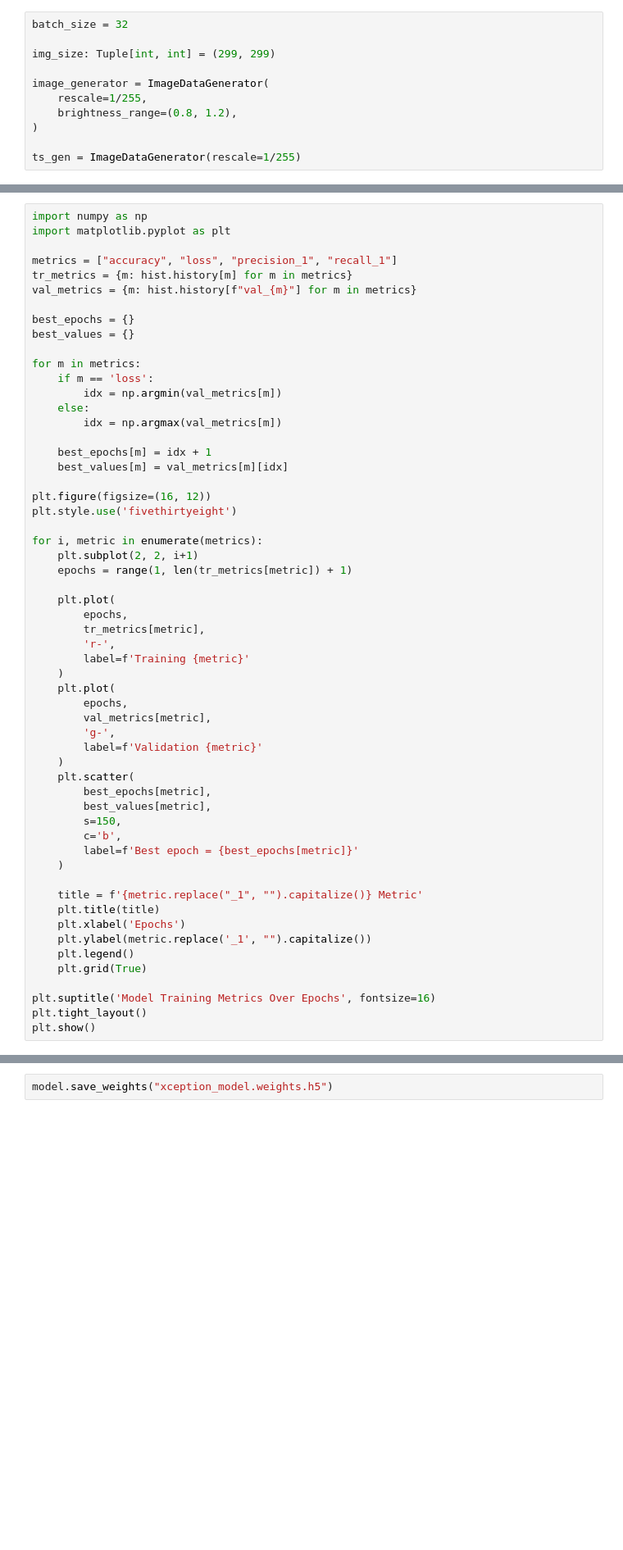
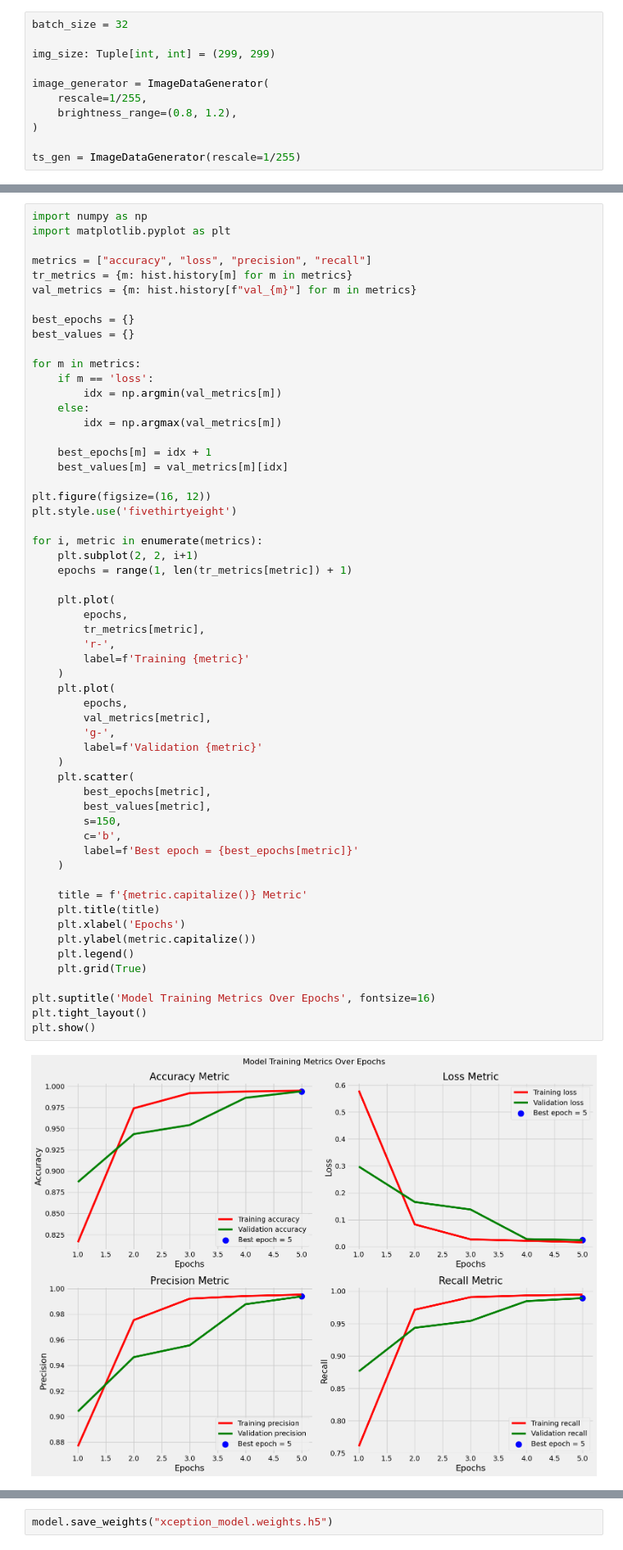
Before and after one commit to WomB0ComB0/headstarter-accelerator-projects, a Jupyter notebook: week-3/main.ipynb, the cells around one changed output, grey strips where cells are left out. Shown at 82% size. Cells and saved outputs as stored; diff of their text form; blank space fills up the shorter version.

```diff
--- a/week-3/main.ipynb
+++ b/week-3/main.ipynb
@@ -207,7 +327,7 @@ hist.history
 import numpy as np
 import matplotlib.pyplot as plt
 
-metrics = ["accuracy", "loss", "precision_1", "recall_1"]
+metrics = ["accuracy", "loss", "precision", "recall"]
 tr_metrics = {m: hist.history[m] for m in metrics}
 val_metrics = {m: hist.history[f"val_{m}"] for m in metrics}
 
@@ -231,35 +351,37 @@ for i, metric in enumerate(metrics):
     epochs = range(1, len(tr_metrics[metric]) + 1)
 
     plt.plot(
         epochs,
         tr_metrics[metric],
         'r-',
         label=f'Training {metric}'
     )
     plt.plot(
         epochs,
         val_metrics[metric],
         'g-',
         label=f'Validation {metric}'
     )
     plt.scatter(
         best_epochs[metric],
         best_values[metric],
         s=150,
         c='b',
         label=f'Best epoch = {best_epochs[metric]}'
     )
 
-    title = f'{metric.replace("_1", "").capitalize()} Metric'
+    title = f'{metric.capitalize()} Metric'
     plt.title(title)
     plt.xlabel('Epochs')
-    plt.ylabel(metric.replace('_1', "").capitalize())
+    plt.ylabel(metric.capitalize())
     plt.legend()
     plt.grid(True)
 
 plt.suptitle('Model Training Metrics Over Epochs', fontsize=16)
 plt.tight_layout()
 plt.show()
+# %% [output]
+[figure, added]
 # %%
 train_score = model.evaluate(tr_gen, verbose=1)
 valid_score = model.evaluate(valid_gen, verbose=1)
```
Also changed, not shown: parts of 28 cells of this notebook.
